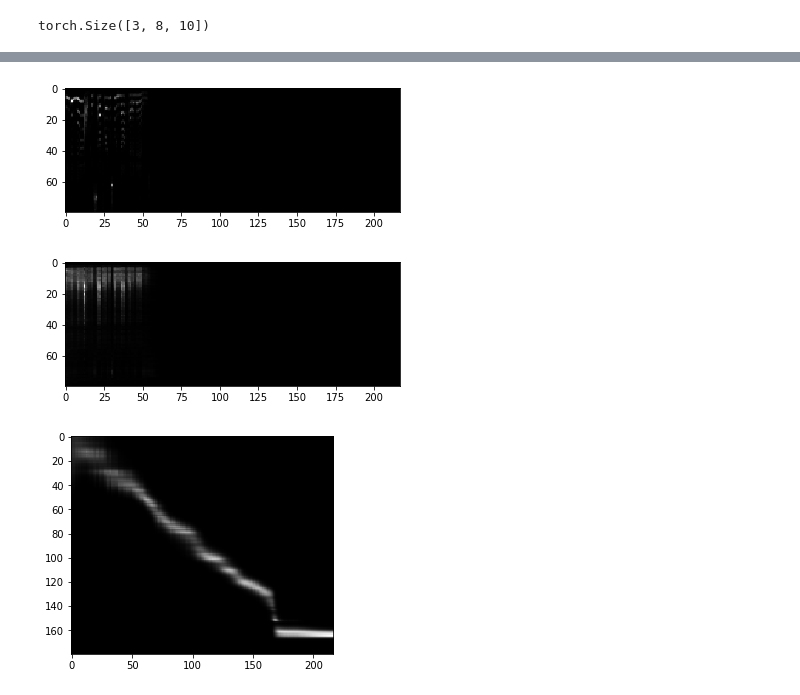
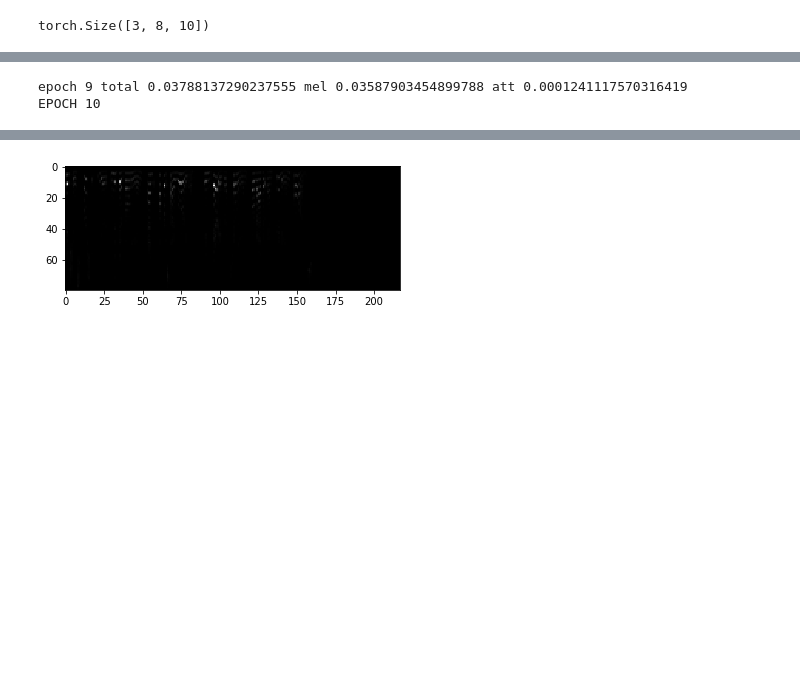
Before and after one commit to aduriseti/ETTTS_pytorch, a Jupyter notebook: TTS_pytorch_model.ipynb, the cells around one changed output, grey strips where cells are left out. Drawn from its saved outputs; the diff is of its cells as text; code cells hidden in the pictures; blank space fills up the shorter version.

```diff
--- a/TTS_pytorch_model.ipynb
+++ b/TTS_pytorch_model.ipynb
@@ -24,2 +22,0 @@ ch.cuda.current_device()
-# %%
-ch.set_default_tensor_type('torch.cuda.FloatTensor')
@@ -280,5 +306,19 @@ text2MelLoader = Data.DataLoader(datasets.LJSpeechDataset(ttmel=1),
                                  batch_size=16,
                                  shuffle=True,
                                  num_workers=8)
-ttMelOpt = ch.optim.Adam(set(text2Mel.parameters())|set(audioDec.parameters()),
-                          lr=lr,betas=(b1,b2),eps=eps)
+
+audioDec = AudioDec(d=params.d,F=params.F).to(dev)
+text2Mel = Text2Mel(d=params.d,e=params.e,c2i=params.c2i,F=params.F).to(dev)
+text2MelOpt = ch.optim.Adam(set(text2Mel.parameters())|set(audioDec.parameters()),
+                          lr=params.lr,betas=(params.b1,params.b2),eps=params.eps)
+# %%
+load = 1
+if load:
+    startEpoch,lossHist,bestLoss = loadChkpt((text2Mel,audioDec),text2MelOpt,'text2Mel')
+else:
+    # COLD START - RESET text2Mel
+    audioDec = AudioDec(d=params.d,F=params.F).to(dev)
+    text2Mel = Text2Mel(d=params.d,e=params.e,c2i=params.c2i,F=params.F).to(dev)
+    text2MelOpt = ch.optim.Adam(set(text2Mel.parameters())|set(audioDec.parameters()),
+                      lr=params.lr,betas=(params.b1,params.b2),eps=params.eps)
+    startEpoch,lossHist,bestLoss = 0,[],float('inf')
@@ -285,8 +327,12 @@ ttMelOpt = ch.optim.Adam(set(text2Mel.parameters())|set(audioDec.parameters()),
 # %%
-for epoch in range(10):
+startEpoch = len(lossHist)
+for epoch in range(startEpoch,startEpoch+10):
+    print("EPOCH",epoch)
+    epochLoss = []
+    epochLoss
     for step,(batchL,batchS,_) in tqdm.tqdm_notebook(enumerate(text2MelLoader)):
-        batchL = batchL.cuda()
-        batchS = batchS.cuda()
+        batchL = batchL.to(dev)
+        batchS = batchS.to(dev)
         bL = ch.autograd.Variable(batchL)
         bS = ch.autograd.Variable(batchS)
         Rp,A = text2Mel(bL,bS)
@@ -294,25 +340,29 @@ for epoch in range(10):
         melloss = MelFun(Shat[:,:,:-1],bS[:,:,1:])
         attloss = GAttFun(A)
         loss = melloss + attloss
-        ttMelOpt.zero_grad()
+        epochLoss.append(loss.data.item())
+        text2MelOpt.zero_grad()
         loss.backward()
-        ttMelOpt.step()
-#         if step % 100 == 0:
-#             print('step',step,'total',loss.data.item(),
-#                   'mel',melloss.data.item(),'att',attloss.data.item())
-#         if step % 100 == 0:
-#             plt.imshow(bS[0].cpu().detach().numpy(),cmap='gray')
-#             plt.show()
-#             plt.imshow(Shat[0].cpu().detach().numpy(),cmap='gray')
-#             plt.show()
-#             plt.imshow(A[0].cpu().detach().numpy(),cmap='gray')
-#             plt.show()
-    print('step',step,'total',loss.data.item(),
-          'mel',melloss.data.item(),'att',attloss.data.item())
-    plt.imshow(bS[0].cpu().detach().numpy(),cmap='gray')
-    plt.show()
-    plt.imshow(Shat[0].cpu().detach().numpy(),cmap='gray')
-    plt.show()
-    plt.imshow(A[0].cpu().detach().numpy(),cmap='gray')
-    plt.show()
+        text2MelOpt.step()
+    lossHist.append(np.mean(epochLoss))
+    print('epoch',epoch,'total',np.mean(lossHist),
+      'mel',melloss.data.item(),'att',attloss.data.item())
+    if epoch % 5 == 0:
+        state = {
+            'epoch': epoch + 1,
+            'archparams': {'sep': params.sep, 'alpha': params.alpha},
+            'text2MelState': text2Mel.state_dict(),
+            'audioDecState': audioDec.state_dict(),
+            'lossHist': lossHist,
+            'bestLoss': min(lossHist[-1],bestLoss),
+            'optimizerState': text2MelOpt.state_dict()
+        }
+        saveChkpt(state,model='text2Mel')
+        plt.imshow(bS[0].cpu().detach().numpy(),cmap='gray')
+        plt.show()
+        plt.imshow(Shat[0].cpu().detach().numpy(),cmap='gray')
+        plt.show()
+        plt.imshow(A[0].cpu().detach().numpy(),cmap='gray')
+        plt.show()
+        plt.plot(lossHist)
 # %% [output]
@@ -320,0 +380,2 @@ step 669 total 0.020737335085868835 mel 0.020586784929037094 att 0.0001505499822
+epoch 9 total 0.03788137290237555 mel 0.03587903454899788 att 0.0001241117570316419
+EPOCH 10
@@ -321,3 +385 @@ step 669 total 0.020737335085868835 mel 0.020586784929037094 att 0.0001505499822
-[figure, old version]
+[figure, new version]
-[figure, removed]
-[figure, removed]
```
Also changed, not shown: parts of 19 cells of this notebook, 1 other file.
